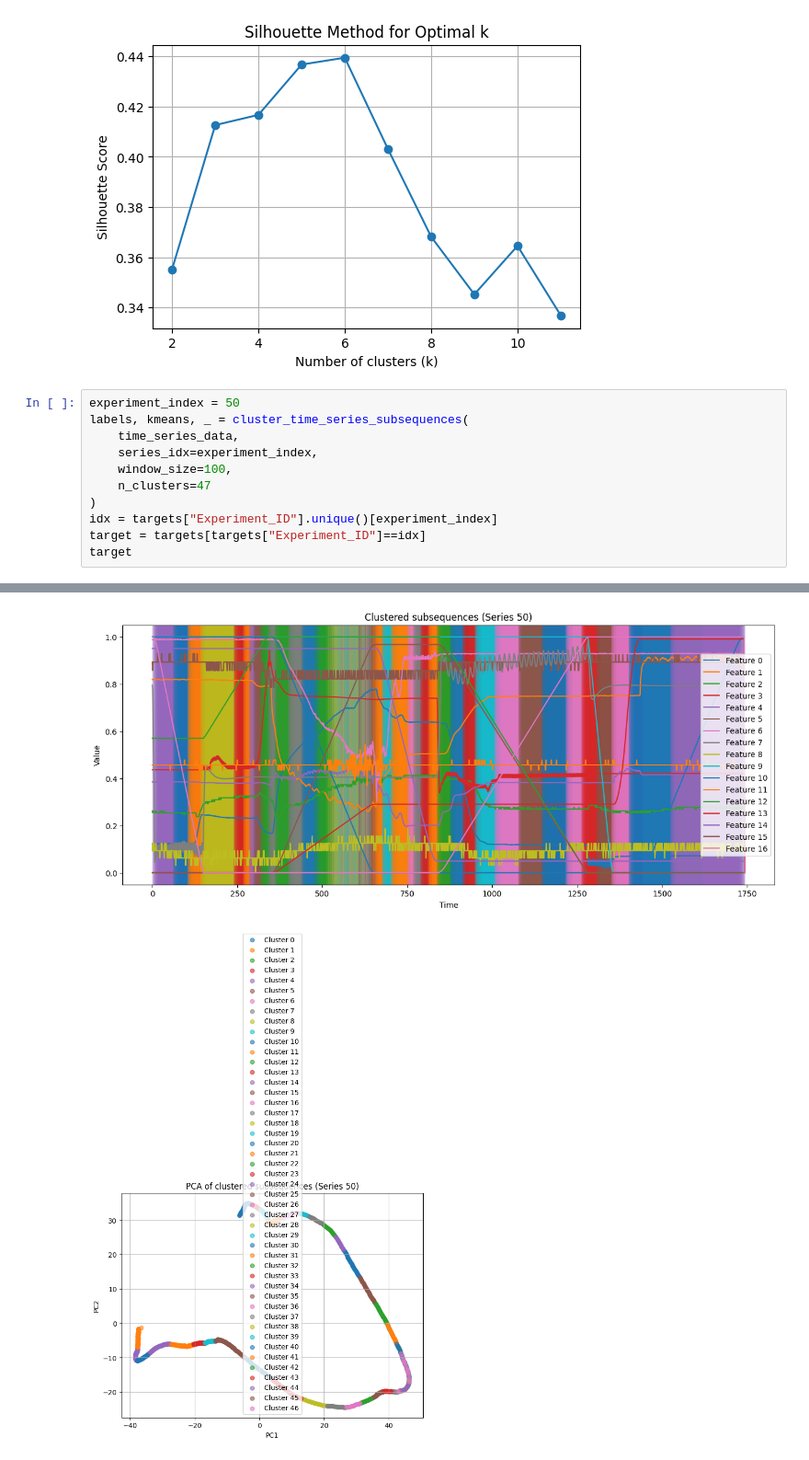
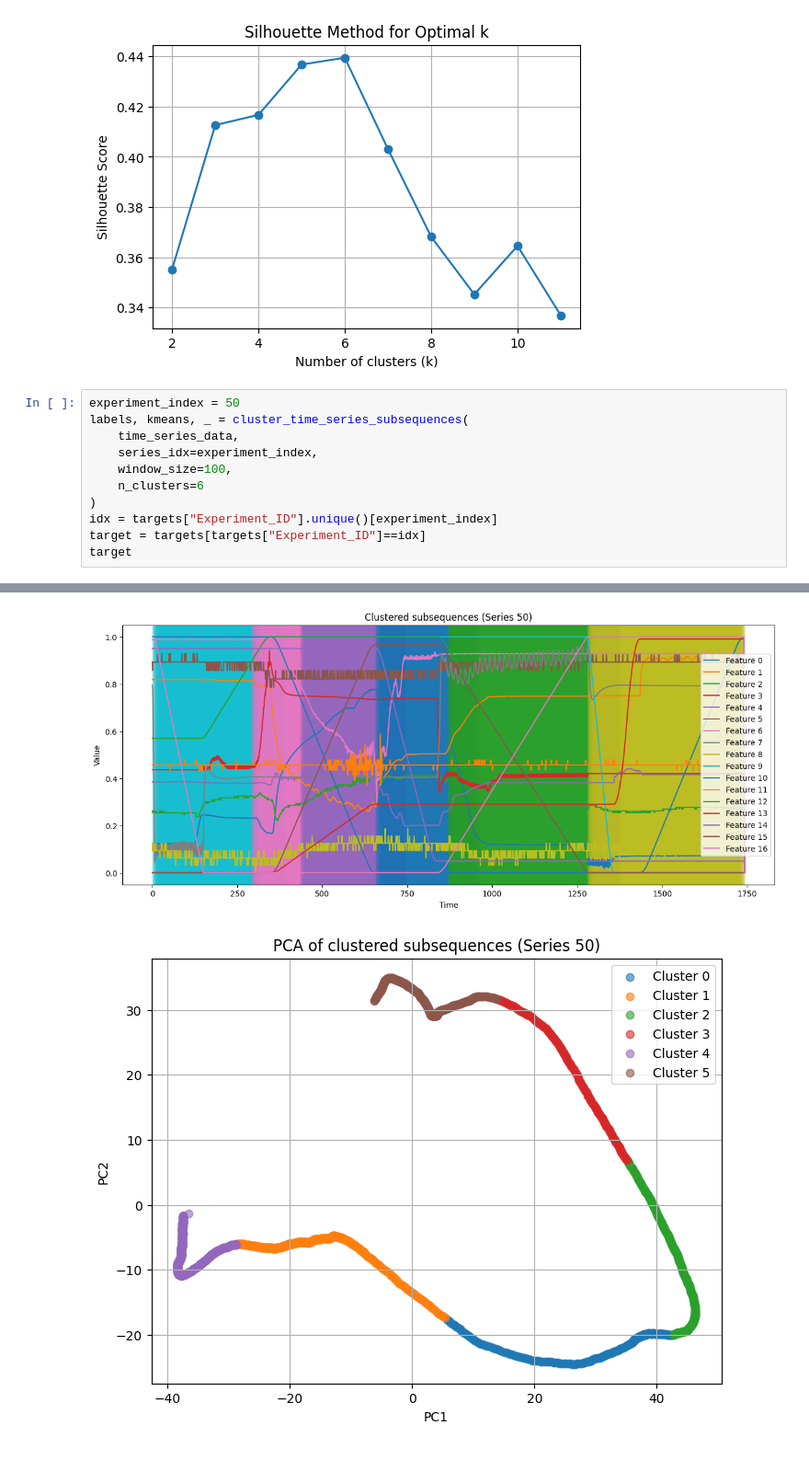
Before and after one commit to arman-niaruhi/temporal-windows-analysis-rotary-tube-bending, a Jupyter notebook: research/clustering/clustering.ipynb, the cells around one changed output, grey strips where cells are left out. Shown at 92% size. Saved outputs shown, nothing was run; the diff lists cells and outputs as text.

```diff
--- a/research/clustering/clustering.ipynb
+++ b/research/clustering/clustering.ipynb
@@ -88,7 +88,7 @@ labels, kmeans, _ = cluster_time_series_subsequences(
     time_series_data,
     series_idx=experiment_index,
     window_size=100,
-    n_clusters=47
+    n_clusters=6
 )
 idx = targets["Experiment_ID"].unique()[experiment_index]
 target = targets[targets["Experiment_ID"]==idx]
@@ -98,5 +98,5 @@ target
-[figure, old version]
+[figure, new version]
-[figure, old version]
+[figure, new version]
 |  | Unnamed: 0 | Experiment_ID | Angle[degree]ORDistance[mm] | Secondary-axis [mm] | Main-axis [mm] | ... |
 | 2307 | 3642 | 82 | 0.000000 | 0.361117 | 0.691183 | ... |
 | 2308 | 3643 | 82 | 0.022036 | 0.346625 | 0.653351 | ... |
```
Also changed, not shown: parts of 5 cells of this notebook, 4 other files.
